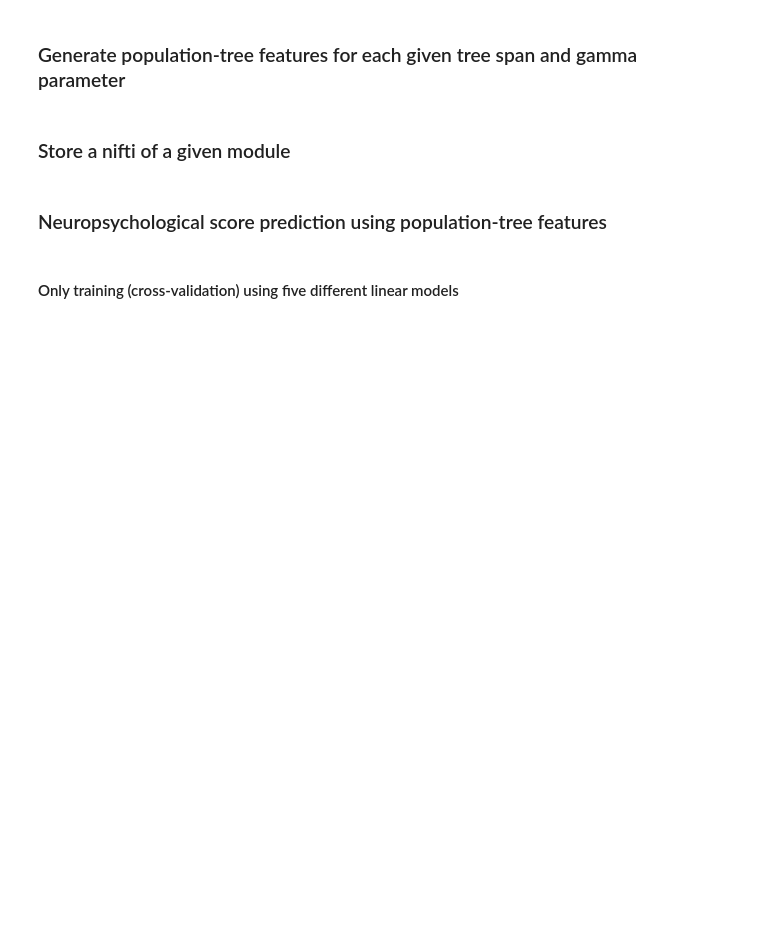
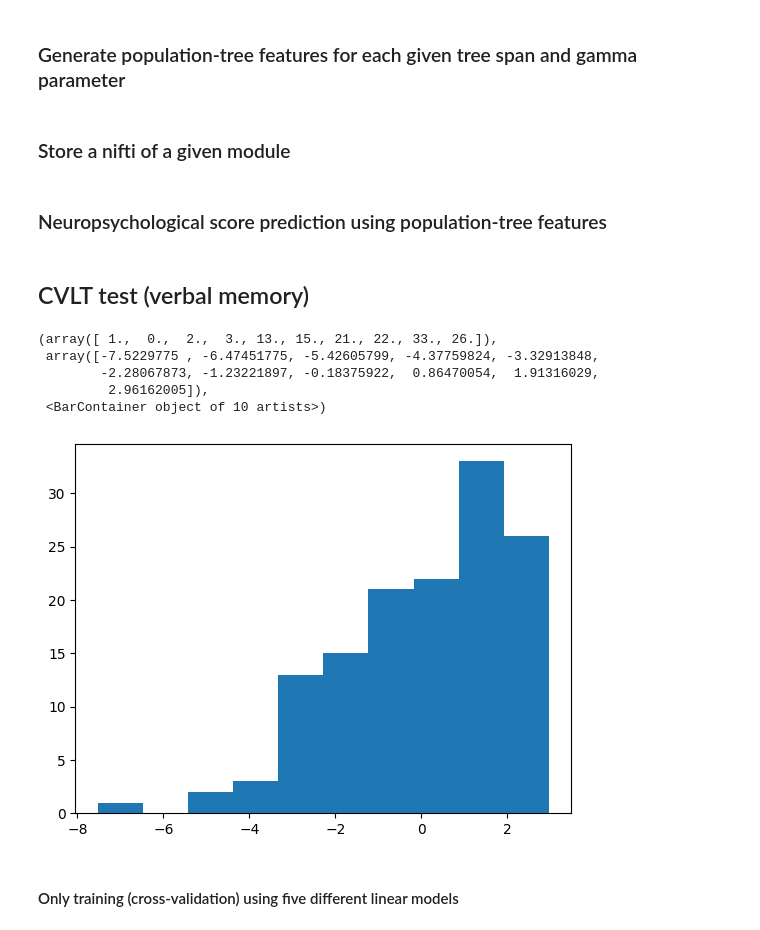
Before and after one commit to compneurobilbao/bha2, a Jupyter notebook: bha/sandbox.ipynb, the cells around one changed output. Saved outputs shown, nothing was run; the diff lists cells and outputs as text; code cells hidden in the pictures; blank space fills up the shorter version.

```diff
--- a/bha/sandbox.ipynb
+++ b/bha/sandbox.ipynb
@@ -76,3 +79,16 @@ from scipy import stats
+# %% [markdown]
+## CVLT test (verbal memory)
+# %%
+y = np.genfromtxt(os.path.join(project_path, "behaviour", "Cognitive_Test_Battery_LEMON",
+    "CVLT",  "CVLT_zstuffed.txt"))
+plt.hist(y)
+# %% [output]
+(array([ 1.,  0.,  2.,  3., 13., 15., 21., 22., 33., 26.]),
+ array([-7.5229775 , -6.47451775, -5.42605799, -4.37759824, -3.32913848,
+        -2.28067873, -1.23221897, -0.18375922,  0.86470054,  1.91316029,
+         2.96162005]),
+ <BarContainer object of 10 artists>)
+[figure, added]
 # %% [markdown]
 #### Only training (cross-validation) using five different linear models
 # %%
```
Also changed, not shown: parts of 31 cells of this notebook, 1 other file.
